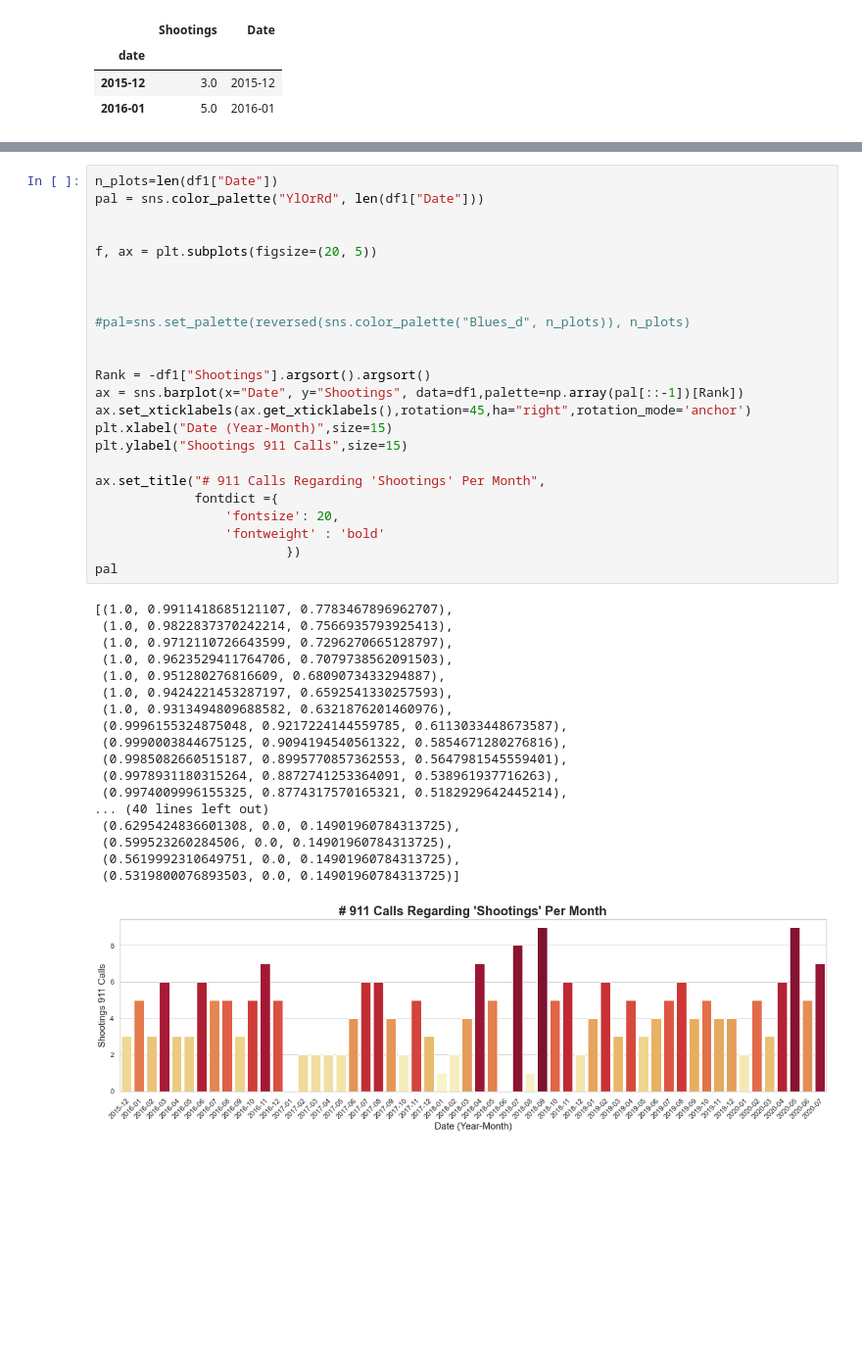
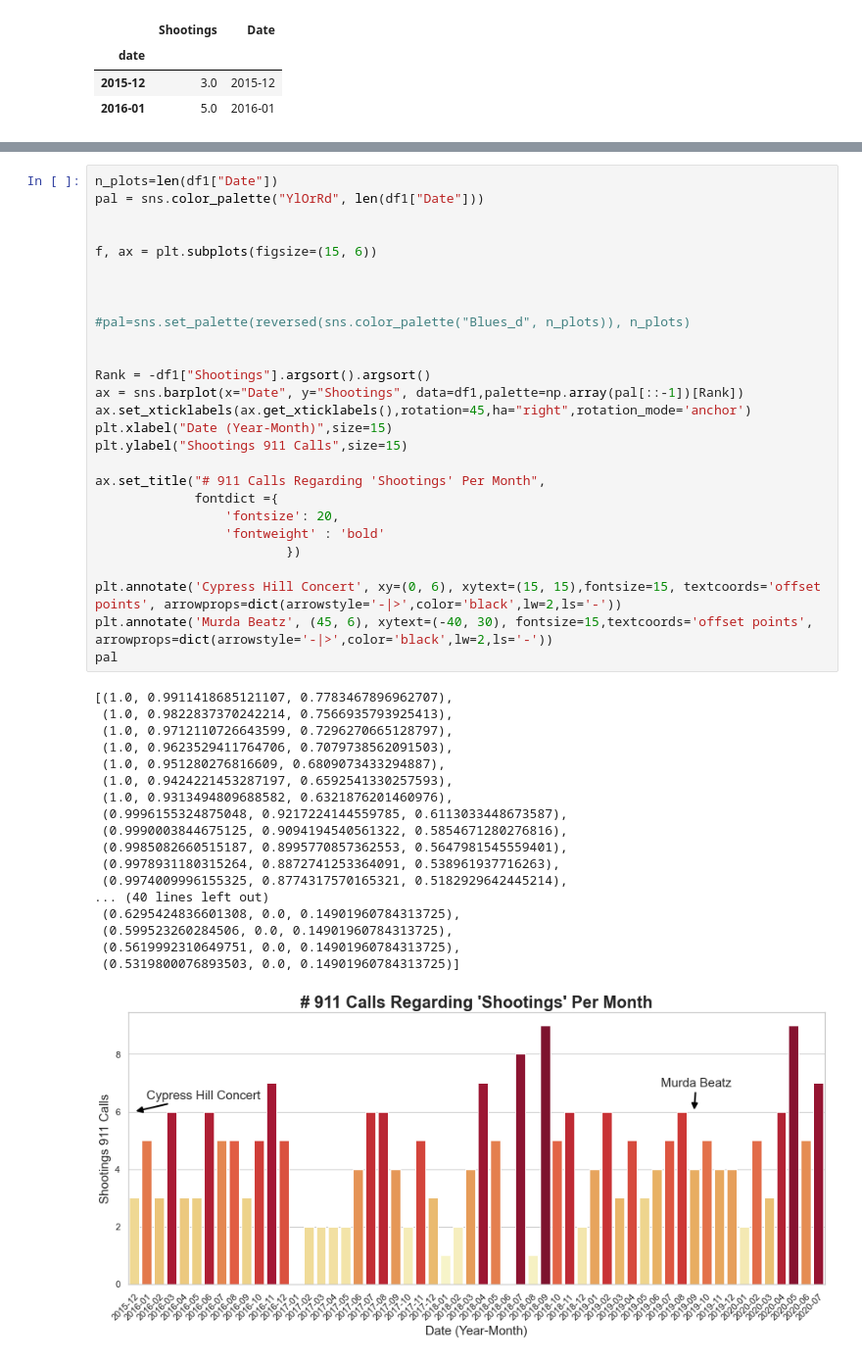
Before and after one commit to ClodettaV/Team_challenge_1, a Jupyter notebook: Dans_Part.ipynb, the cells around one changed output, grey strips where cells are left out. Shown at 98% size. Saved outputs shown, nothing was run; the diff lists cells and outputs as text; blank space fills up the shorter version.

```diff
--- a/Dans_Part.ipynb
+++ b/Dans_Part.ipynb
@@ -318,7 +423,7 @@ n_plots=len(df1["Date"])
 pal = sns.color_palette("YlOrRd", len(df1["Date"]))
 
 
-f, ax = plt.subplots(figsize=(20, 5))
+f, ax = plt.subplots(figsize=(15, 6))
 
 
 
@@ -328,34 +433,37 @@ f, ax = plt.subplots(figsize=(20, 5))
 Rank = -df1["Shootings"].argsort().argsort()
 ax = sns.barplot(x="Date", y="Shootings", data=df1,palette=np.array(pal[::-1])[Rank])
 ax.set_xticklabels(ax.get_xticklabels(),rotation=45,ha="right",rotation_mode='anchor')
 plt.xlabel("Date (Year-Month)",size=15)
 plt.ylabel("Shootings 911 Calls",size=15)
 
 ax.set_title("# 911 Calls Regarding 'Shootings' Per Month",
              fontdict ={
                  'fontsize': 20,
                  'fontweight' : 'bold'
                          })
+
+plt.annotate('Cypress Hill Concert', xy=(0, 6), xytext=(15, 15),fontsize=15, textcoords='offset points', arrowprops=dict(arrowstyle='-|>',color='black',lw=2,ls='-'))
+plt.annotate('Murda Beatz', (45, 6), xytext=(-40, 30), fontsize=15,textcoords='offset points', arrowprops=dict(arrowstyle='-|>',color='black',lw=2,ls='-'))
 pal
 # %% [output]
 [(1.0, 0.9911418685121107, 0.7783467896962707),
  (1.0, 0.9822837370242214, 0.7566935793925413),
  (1.0, 0.9712110726643599, 0.7296270665128797),
  (1.0, 0.9623529411764706, 0.7079738562091503),
  (1.0, 0.951280276816609, 0.6809073433294887),
  (1.0, 0.9424221453287197, 0.6592541330257593),
  (1.0, 0.9313494809688582, 0.6321876201460976),
  (0.9996155324875048, 0.9217224144559785, 0.6113033448673587),
  (0.9990003844675125, 0.9094194540561322, 0.5854671280276816),
  (0.9985082660515187, 0.8995770857362553, 0.5647981545559401),
  (0.9978931180315264, 0.8872741253364091, 0.538961937716263),
  (0.9974009996155325, 0.8774317570165321, 0.5182929642445214),
 ... (40 lines left out)
  (0.6295424836601308, 0.0, 0.14901960784313725),
  (0.599523260284506, 0.0, 0.14901960784313725),
  (0.5619992310649751, 0.0, 0.14901960784313725),
  (0.5319800076893503, 0.0, 0.14901960784313725)]
-[figure, old version]
+[figure, new version]
 # %%
 
 
```
Also changed, not shown: parts of 14 cells of this notebook.
